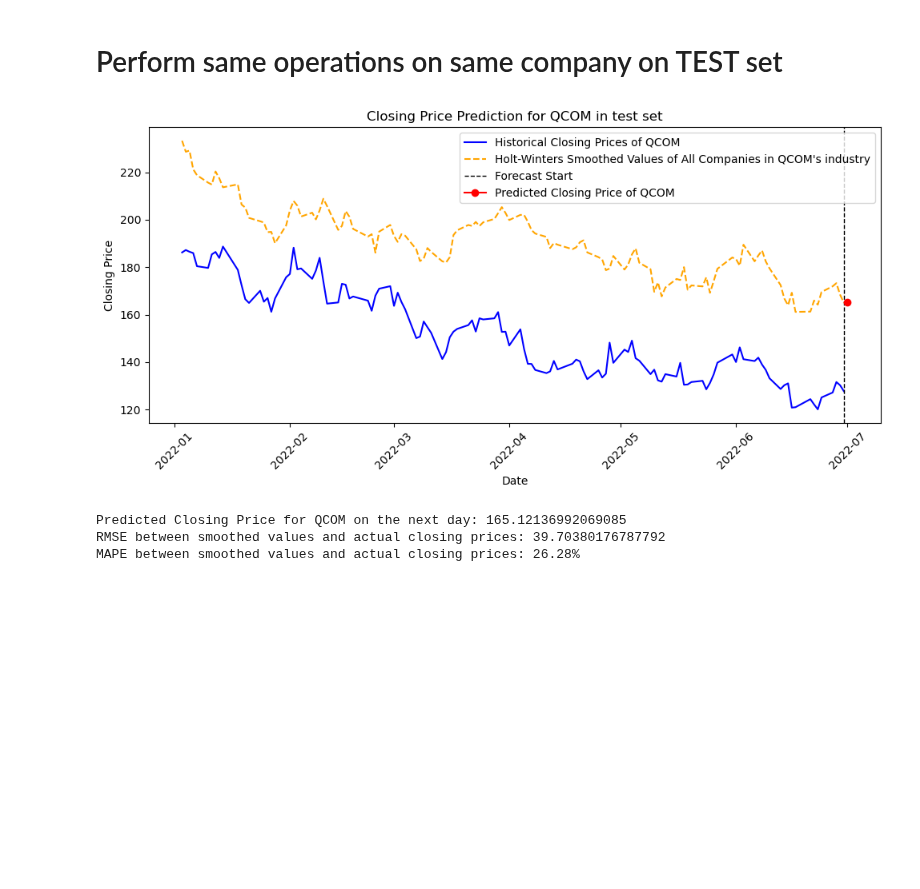
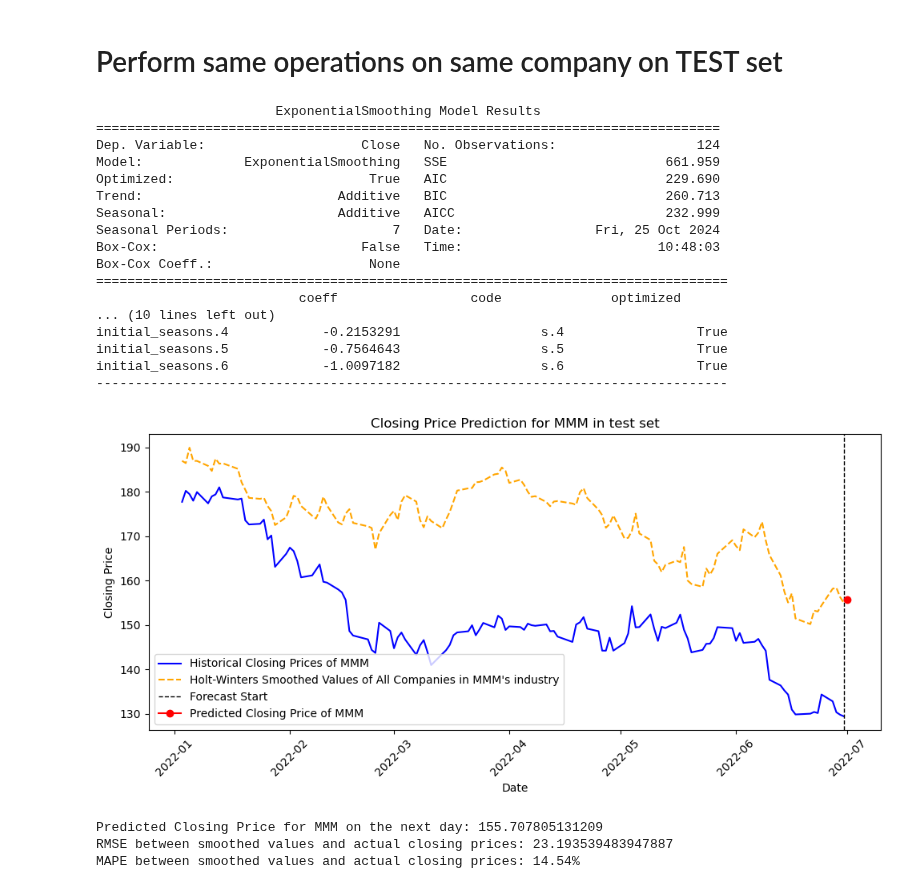
Before and after one commit to yothisisash/IT1244-Stock-Market, a Jupyter notebook: holt_winters_all_and_some_companies_v2.ipynb, the cells around one changed output. Saved outputs shown, nothing was run; the diff lists cells and outputs as text; code cells hidden in the pictures; blank space fills up the shorter version.

```diff
--- a/holt_winters_all_and_some_companies_v2.ipynb
+++ b/holt_winters_all_and_some_companies_v2.ipynb
@@ -25,7 +25,7 @@ if data['Date'].isnull().any():
 # Retrieve the relevant information - instead of all 500 companies, use the companies belonging in the same industry as target company
 # %%
 # Define the company of interest
-target_company = 'QCOM'
+target_company = 'MMM'
 
 # Ensure we have data for the target company
 if target_company not in data['Symbol'].unique():
@@ -204,7 +224,7 @@ if test_data['Date'].isnull().any():
     print(test_data[test_data['Date'].isnull()])
 
 # Define the company of interest
-test_target_company = 'QCOM'
+test_target_company = 'MMM'
 
 # Ensure we have data for the target company
 if test_target_company not in test_data['Symbol'].unique():
@@ -238,39 +258,58 @@ test_model = ExponentialSmoothing(
     seasonal_periods=7  # weekly seasonality
 ).fit()
 
+print(test_model.summary())
+
 # Forecast the next day's closing price
 test_forecast = test_model.forecast(steps=1)
 
 # Prepare data for visualization
 test_smoothed_values = test_model.fittedvalues
 
 # Calcualte RMSE between actual values and smoothed values
 test_rmse = root_mean_squared_error(test_last_n_days_target.values, test_smoothed_values.values)
 
 # Calculate MAPE
 test_mape = np.mean(np.abs((test_last_n_days_target.values - test_smoothed_values.values) / test_last_n_days_target.values)) * 100
 
 
 # Visualization
 plt.figure(figsize=(10, 5))
 plt.plot(test_last_n_days_target.index, test_last_n_days_target, label=f'Historical Closing Prices of {test_target_company}', color='blue')
 plt.plot(test_smoothed_values.index, test_smoothed_values, label= f"Holt-Winters Smoothed Values of All Companies in {test_target_company}'s industry", color='orange', linestyle='--')
 plt.axvline(x=test_last_n_days_target.index[-1], color='black', linewidth=1, linestyle='--', label='Forecast Start')
 plt.plot(test_last_n_days_target.index[-1] + pd.DateOffset(days=1), test_forecast, marker='o', label=f'Predicted Closing Price of {test_target_company}', color='red')
 plt.title(f'Closing Price Prediction for {test_target_company} in test set')
 plt.xlabel('Date')
 plt.ylabel('Closing Price')
 plt.legend()
 plt.xticks(rotation=45)
 plt.tight_layout()
 plt.show()
 
 # Output the predicted closing price
 print(f'Predicted Closing Price for {test_target_company} on the next day: {test_forecast.iloc[0]}')
 print(f"RMSE between smoothed values and actual closing prices: {test_rmse}")
 print(f'MAPE between smoothed values and actual closing prices: {test_mape:.2f}%')
 # %% [output]
+                       ExponentialSmoothing Model Results
+================================================================================
+Dep. Variable:                    Close   No. Observations:                  124
+Model:             ExponentialSmoothing   SSE                            661.959
+Optimized:                         True   AIC                            229.690
+Trend:                         Additive   BIC                            260.713
+Seasonal:                      Additive   AICC                           232.999
+Seasonal Periods:                     7   Date:                 Fri, 25 Oct 2024
+Box-Cox:                          False   Time:                         10:48:03
+Box-Cox Coeff.:                    None
+=================================================================================
+                          coeff                 code              optimized
+... (10 lines left out)
+initial_seasons.4            -0.2153291                  s.4                 True
+initial_seasons.5            -0.7564643                  s.5                 True
+initial_seasons.6            -1.0097182                  s.6                 True
+---------------------------------------------------------------------------------
-[figure, old version]
+[figure, new version]
-Predicted Closing Price for QCOM on the next day: 165.12136992069085
-RMSE between smoothed values and actual closing prices: 39.70380176787792
-MAPE between smoothed values and actual closing prices: 26.28%
+Predicted Closing Price for MMM on the next day: 155.707805131209
+RMSE between smoothed values and actual closing prices: 23.193539483947887
+MAPE between smoothed values and actual closing prices: 14.54%
```
Also changed, not shown: parts of 4 cells of this notebook, 1 other file.
